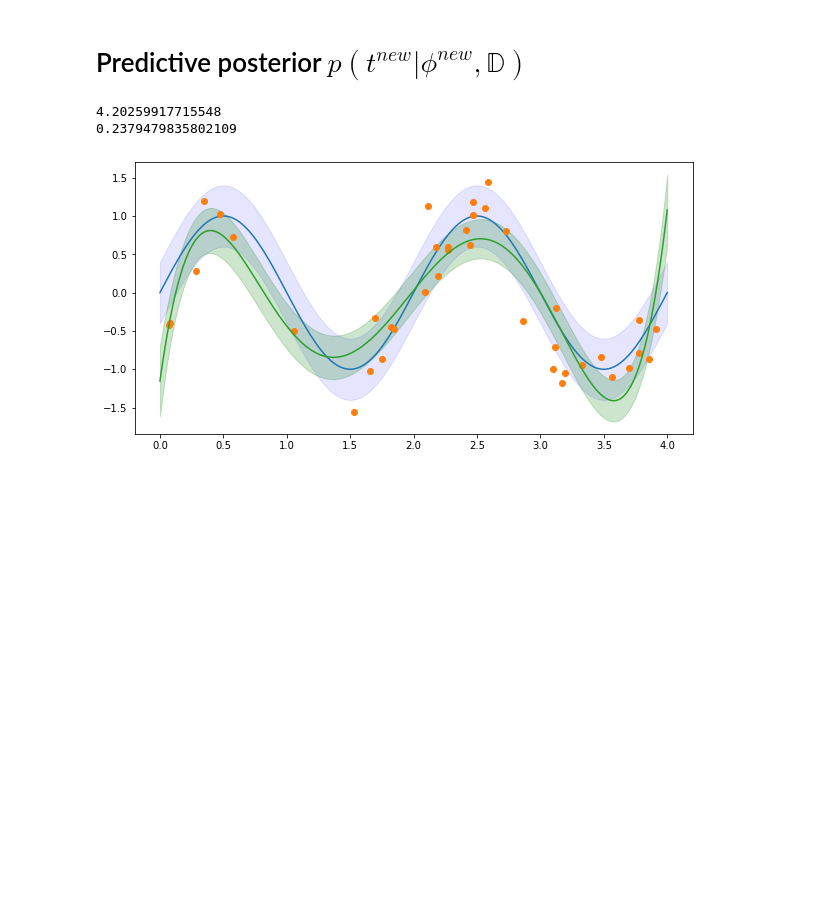
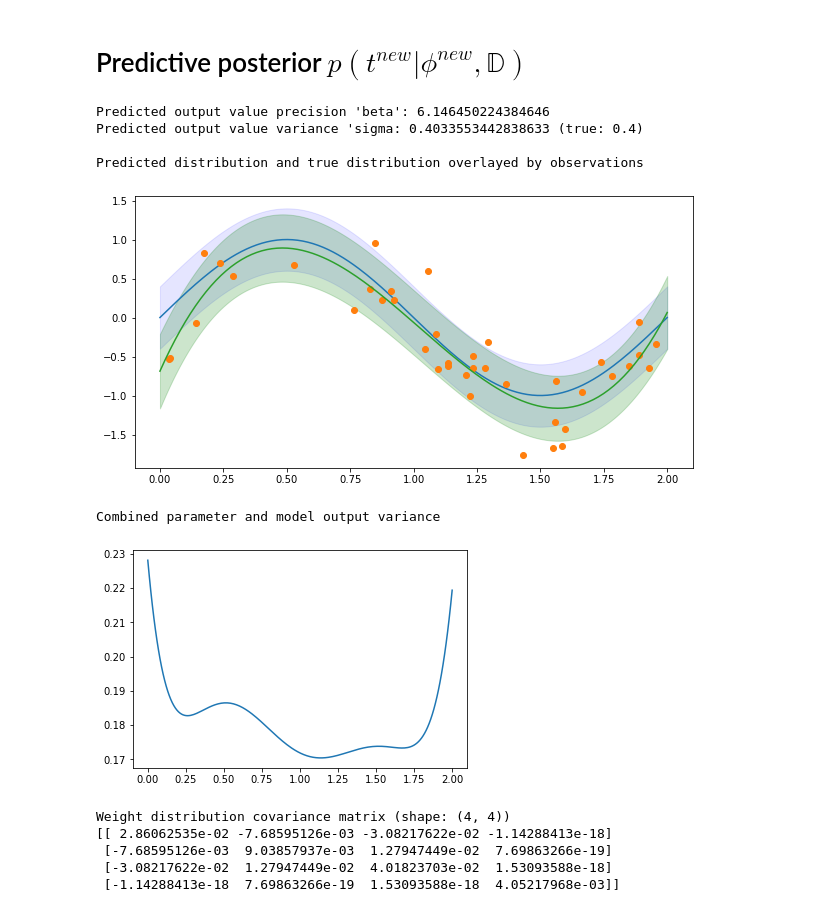
Before and after one commit to robin-karlsson0/variational_bayes_models, a Jupyter notebook: variational_linear_regression/var_lin_reg.ipynb, the cells around one changed output. Drawn from its saved outputs; the diff is of its cells as text; code cells hidden in the pictures; blank space fills up the shorter version.

```diff
--- a/variational_linear_regression/var_lin_reg.ipynb
+++ b/variational_linear_regression/var_lin_reg.ipynb
@@ -325,28 +397,74 @@ def predictive_posterior_distr(x, mu_N, sigma_N, beta, basis_func, mean, std):
+# %%
+def predictive_posterior_distr(x, mu_N, sigma_N, beta, basis_func, input_data_mean, input_data_std, basis_scaler):
+    '''Computes the probability distribution representing the output value of a feature vector.
+
+    Args:
+        x: Input vector of shape (m,1).
+        mu_N: Mean vector for weight distribution 'q(w)' of shape (D,1).
+        sigma_N: Covariance matrix for weight distribution 'q(w)' of shape (D,D).
+        beta: Precision value for output value distribution (i.e. observation noise).
+        basis_func: Nonlinear function which transforms input vec --> feature vec.
+        input_data_mean: Vector with mean value of all input vec features.
+        input_data_std: Vector with standard deviation values of all input vec features.
+        basis_scaler: Object with parameters for normalizing all feature vectors with std 1.
+
+    Returns:
+        mu, sigma2: Gaussian distribution parameters representing the predicted data generating process (output value 'y' given input 'x').
+    '''
+    # Transform 'input vec' --> 'feat vec'
+    phi = basis_func(x, input_data_mean, input_data_std)
+    # Normalize 'feat vec' similar to training
+    phi = basis_scaler.transform(phi.T).T
+    # Recover bias term (as it gets normalized by the scaler)
+    phi[-1,:] = 1.
+
+    mu = mu_N.T.dot(phi)
+    sigma2 = 1./beta + phi.T.dot(sigma_N).dot(phi)
+    return mu, sigma2
 # %%
 beta = beta_expectation(c_N, d_N)
-print(beta)
-print(1/beta)
+print(f"Predicted output value precision 'beta': {beta}")
+print(f"Predicted output value variance 'sigma: {np.sqrt(1/beta)} (true: {t_var})")
 N = 200
 x_array = np.linspace(x_range_min, x_range_max, N)
 mu_array = np.zeros(N)
 sigma2_array = np.zeros(N)
 
 for i in range(x_array.shape[0]):
 
-    mu_i, sigma2_i = predictive_posterior_distr(x_array[i], mu_N, sigma_N, beta, input2feature, mean, std)
+    mu_i, sigma2_i = predictive_posterior_distr(x_array[i], mu_N, sigma_N, beta, input2feature, mean, std, basis_scaler)
 
     mu_array[i] = mu_i
     sigma2_array[i] = sigma2_i
 
+sigma_array = np.sqrt(sigma2_array)
+
+print("\nPredicted distribution and true distribution overlayed by observations")
 plt.figure(figsize=(10,5))
 plt.plot(x_dense, y_true)
 plt.fill_between(x_dense, y_true - t_var, y_true + t_var, alpha=.1, color="blue")
 plt.plot(x, t, 'o')
 plt.plot(x_array, mu_array)
-plt.fill_between(x_array, mu_array - sigma2_array, mu_array + sigma2_array, alpha=0.2, color="green")
+plt.fill_between(x_array, mu_array - sigma_array, mu_array + sigma_array, alpha=0.2, color="green")
+#plt.ylim(-10,10)
+plt.show()
 
+print("\nCombined parameter and model output variance")
+plt.plot(x_array, sigma2_array)
 plt.show()
+
+print(f"\nWeight distribution covariance matrix (shape: {sigma_N.shape})")
+print(sigma_N)
 # %% [output]
-4.20259917715548
-0.2379479835802109
+Predicted output value precision 'beta': 6.146450224384646
+Predicted output value variance 'sigma: 0.4033553442838633 (true: 0.4)
+
+Predicted distribution and true distribution overlayed by observations
-[figure, old version]
+[figure, new version]
+Combined parameter and model output variance
+[figure, added]
+Weight distribution covariance matrix (shape: (4, 4))
+[[ 2.86062535e-02 -7.68595126e-03 -3.08217622e-02 -1.14288413e-18]
+ [-7.68595126e-03  9.03857937e-03  1.27947449e-02  7.69863266e-19]
+ [-3.08217622e-02  1.27947449e-02  4.01823703e-02  1.53093588e-18]
+ [-1.14288413e-18  7.69863266e-19  1.53093588e-18  4.05217968e-03]]
```
Also changed, not shown: parts of 14 cells of this notebook.
